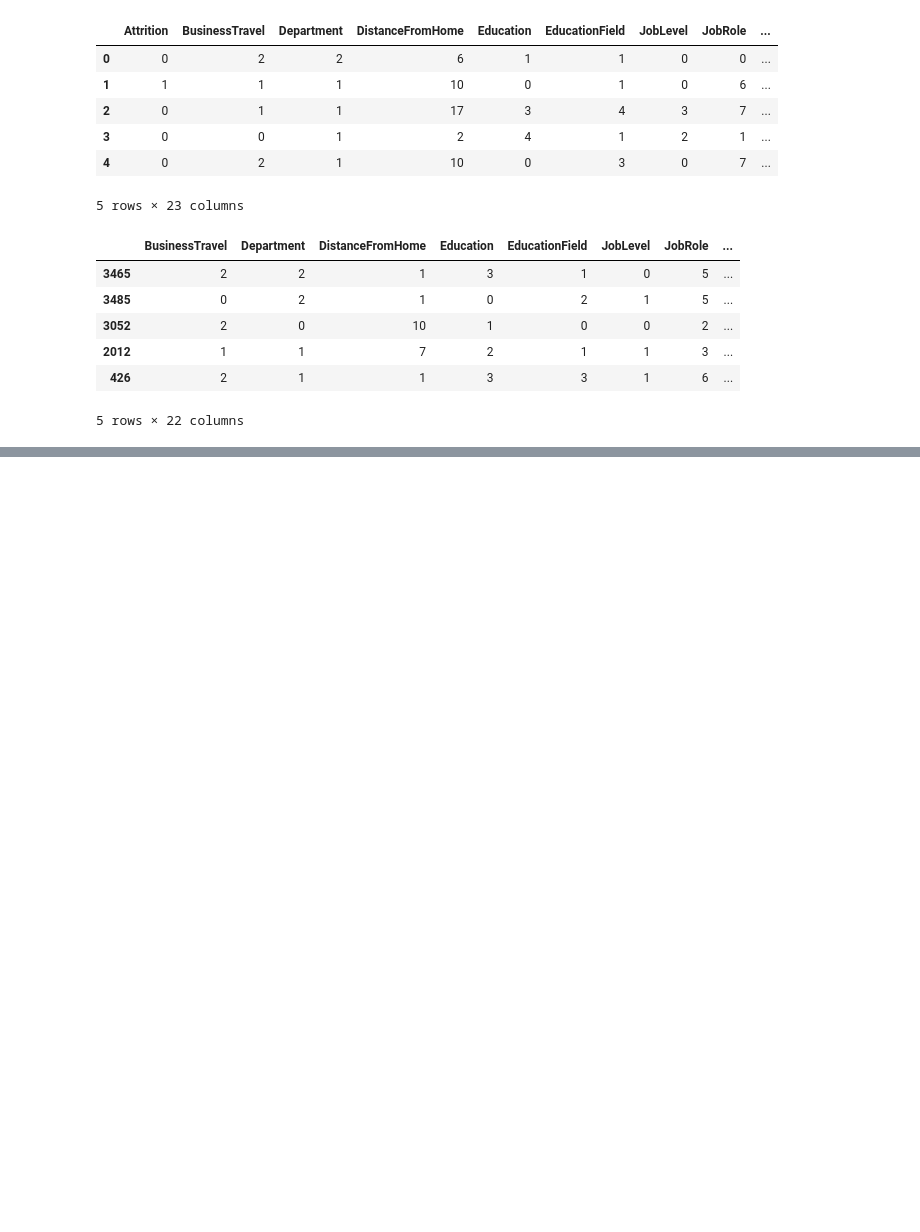
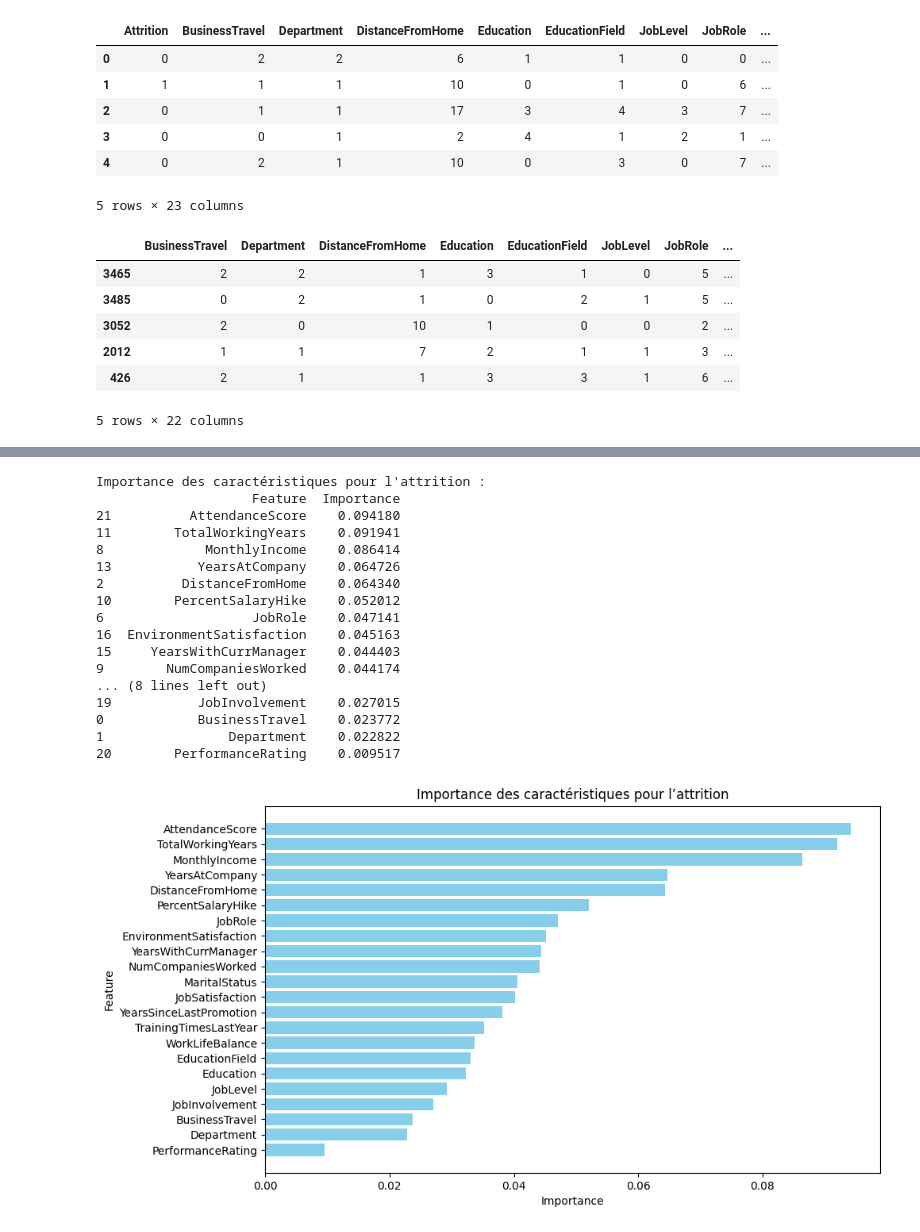
Before and after one commit to D33el/HumanForYou-CESI-A4, a Jupyter notebook: visualisation_des_données.ipynb, the cells around one changed output, grey strips where cells are left out. Drawn from its saved outputs; the diff is of its cells as text; code cells hidden in the pictures; blank space fills up the shorter version.

```diff
--- a/visualisation_des_données.ipynb
+++ b/visualisation_des_données.ipynb
@@ -878,0 +1022,50 @@ Some models don't support probability predictions
+# %%
+import pandas as pd
+import matplotlib.pyplot as plt
+
+# Vérifier si le meilleur modèle est Random Forest
+if best_model_name == "Random Forest":
+    rf_model = best_model  # Prendre le meilleur modèle trouvé par GridSearchCV
+
+    # Vérifier si le modèle a des importances de caractéristiques
+    if hasattr(rf_model, 'feature_importances_'):
+        feature_importance = pd.DataFrame({
+            'Feature': X_train.columns,
+            'Importance': rf_model.feature_importances_
+        }).sort_values(by='Importance', ascending=False)
+
+        # Afficher le tableau des importances
+        print("\nImportance des caractéristiques pour l'attrition :")
+        print(feature_importance)
+
+        # Afficher un graphique des importances
+        plt.figure(figsize=(10, 6))
+        plt.barh(feature_importance['Feature'], feature_importance['Importance'], color='skyblue')
+        plt.xlabel('Importance')
+        plt.ylabel('Feature')
+        plt.title('Importance des caractéristiques pour l’attrition')
+        plt.gca().invert_yaxis()  # Inverser l'ordre pour que les plus importantes soient en haut
+        plt.show()
+    else:
+        print("Le modèle Random Forest sélectionné ne possède pas d'attribut 'feature_importances_'.")
+else:
+    print(f"Le meilleur modèle trouvé par GridSearchCV est {best_model_name}, pas Random Forest.")
+# %% [output]
+Importance des caractéristiques pour l'attrition :
+                    Feature  Importance
+21          AttendanceScore    0.094180
+11        TotalWorkingYears    0.091941
+8             MonthlyIncome    0.086414
+13           YearsAtCompany    0.064726
+2          DistanceFromHome    0.064340
+10        PercentSalaryHike    0.052012
+6                   JobRole    0.047141
+16  EnvironmentSatisfaction    0.045163
+15     YearsWithCurrManager    0.044403
+9        NumCompaniesWorked    0.044174
+... (8 lines left out)
+19           JobInvolvement    0.027015
+0            BusinessTravel    0.023772
+1                Department    0.022822
+20        PerformanceRating    0.009517
+[figure, added]
```
Also changed, not shown: parts of 18 cells of this notebook.
